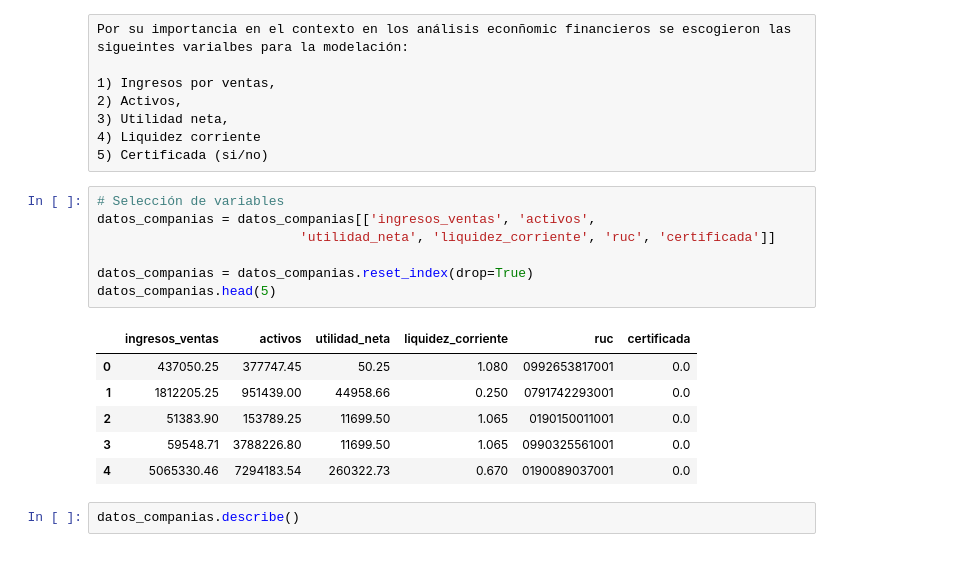
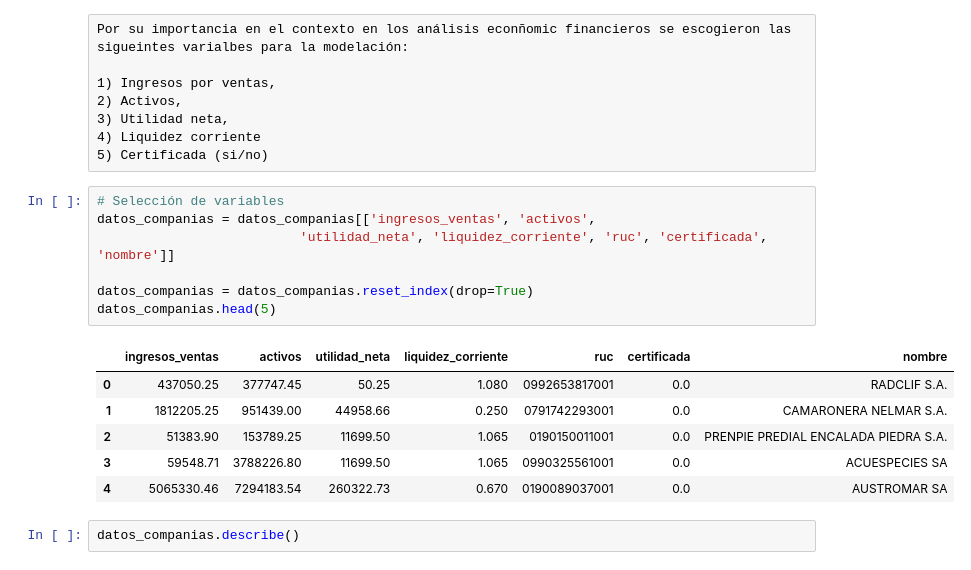
Before and after one commit to DanielPazminoV/data_science_projects, a Jupyter notebook: blue_loan_ai/blue_loan_ai_research.ipynb, the cells around one changed output. Drawn from its saved outputs; the diff is of its cells as text.

```diff
--- a/blue_loan_ai/blue_loan_ai_research.ipynb
+++ b/blue_loan_ai/blue_loan_ai_research.ipynb
@@ -727,17 +727,17 @@ Por su importancia en el contexto en los análisis econñomic financieros se esc
 # %%
 # Selección de variables
 datos_companias = datos_companias[['ingresos_ventas', 'activos',
-                          'utilidad_neta', 'liquidez_corriente', 'ruc', 'certificada']]
+                          'utilidad_neta', 'liquidez_corriente', 'ruc', 'certificada', 'nombre']]
 
 datos_companias = datos_companias.reset_index(drop=True)
 datos_companias.head(5)
 # %% [output]
-|  | ingresos_ventas | activos | utilidad_neta | liquidez_corriente | ruc | certificada |
-| 0 | 437050.25 | 377747.45 | 50.25 | 1.080 | 0992653817001 | 0.0 |
-| 1 | 1812205.25 | 951439.00 | 44958.66 | 0.250 | 0791742293001 | 0.0 |
-| 2 | 51383.90 | 153789.25 | 11699.50 | 1.065 | 0190150011001 | 0.0 |
-| 3 | 59548.71 | 3788226.80 | 11699.50 | 1.065 | 0990325561001 | 0.0 |
-| 4 | 5065330.46 | 7294183.54 | 260322.73 | 0.670 | 0190089037001 | 0.0 |
+|  | ingresos_ventas | activos | utilidad_neta | liquidez_corriente | ruc | certificada | nombre |
+| 0 | 437050.25 | 377747.45 | 50.25 | 1.080 | 0992653817001 | 0.0 | RADCLIF S.A. |
+| 1 | 1812205.25 | 951439.00 | 44958.66 | 0.250 | 0791742293001 | 0.0 | CAMARONERA NELMAR S.A. |
+| 2 | 51383.90 | 153789.25 | 11699.50 | 1.065 | 0190150011001 | 0.0 | PRENPIE PREDIAL ENCALADA PIEDRA S.A. |
+| 3 | 59548.71 | 3788226.80 | 11699.50 | 1.065 | 0990325561001 | 0.0 | ACUESPECIES SA |
+| 4 | 5065330.46 | 7294183.54 | 260322.73 | 0.670 | 0190089037001 | 0.0 | AUSTROMAR SA |
 # %%
 datos_companias.describe()
 # %% [output]
```
Also changed, not shown: parts of 8 cells of this notebook, 5 other files.
